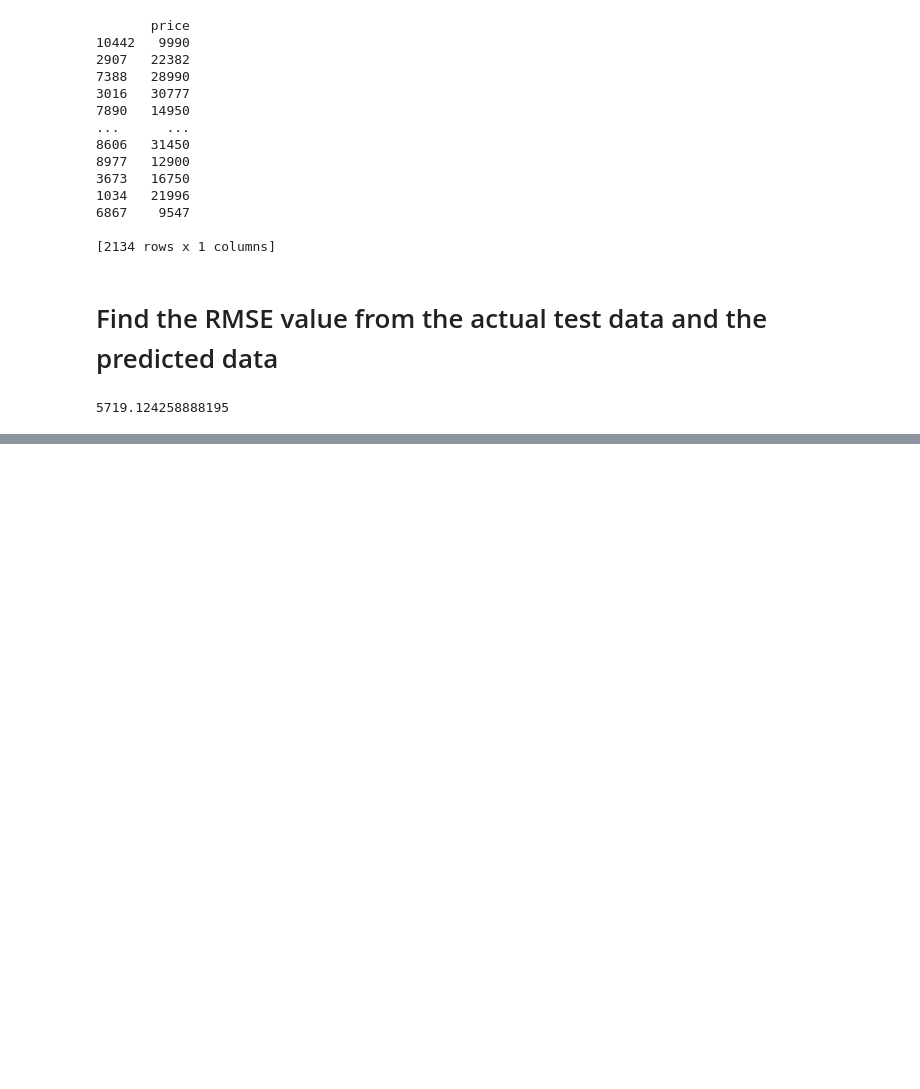
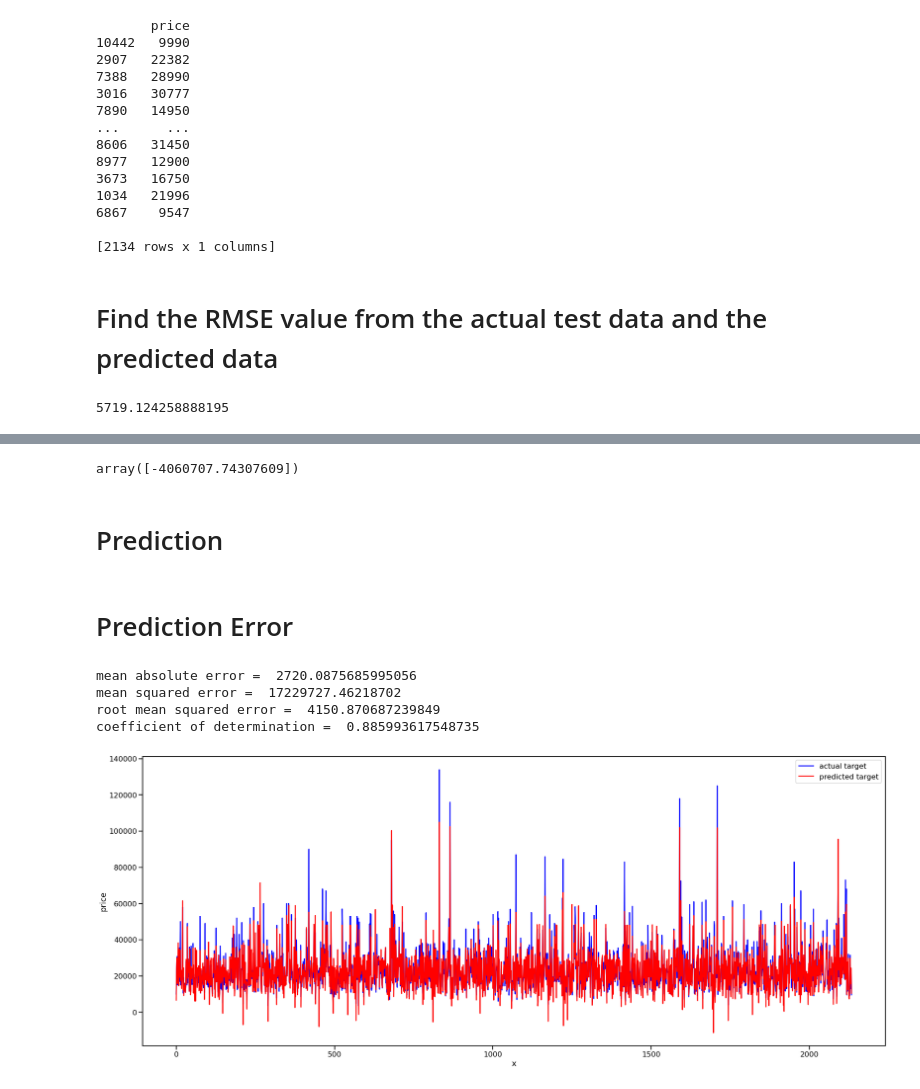
Before and after one commit to Israt055/audi_used_car_analysis-, a Jupyter notebook: audi_used_car_EDA.ipynb, the cells around one changed output, grey strips where cells are left out. Saved outputs shown, nothing was run; the diff lists cells and outputs as text; code cells hidden in the pictures; blank space fills up the shorter version.

```diff
--- a/audi_used_car_EDA.ipynb
+++ b/audi_used_car_EDA.ipynb
@@ -1171,0 +1188,8 @@ print(RMSE)
+# %%
+target = ['price']
+
+# X = df[features]
+X = df.drop('price', axis=1)
+y = df[target]
+
+print(X.shape, y.shape)
@@ -1171,0 +1198,4 @@ print(RMSE)
+# %%
+X_train, X_test, y_train, y_test = train_test_split(X, y, test_size=0.2, random_state=42)
+
+print(X_train.shape, X_test.shape, y_train.shape, y_test.shape)
@@ -1171,0 +1206,3 @@ print(RMSE)
+# %%
+model = LinearRegression()
+model = model.fit(X_train, y_train)
@@ -1171,0 +1242,43 @@ print(RMSE)
+# %%
+model.intercept_
+#y intercept
+# %% [output]
+array([-4060707.74307609])
+# %% [markdown]
+# Prediction
+# %%
+y_pred = model.predict(X_test)
+# %% [markdown]
+# Prediction Error
+# %%
+# mean absolute error
+MAE = mean_absolute_error(y_test, y_pred)
+print("mean absolute error = ", MAE)
+
+# mean squared error
+MSE = mean_squared_error(y_test, y_pred)
+print("mean squared error = ", MSE)
+
+# root mean squared error
+RMSE = mean_squared_error(y_test, y_pred, squared=False)
+print("root mean squared error = ", RMSE)
+
+# coefficient of determination
+r_squared = r2_score(y_test, y_pred)
+print("coefficient of determination = ", r_squared)
+# %% [output]
+mean absolute error =  2720.0875685995056
+mean squared error =  17229727.46218702
+root mean squared error =  4150.870687239849
+coefficient of determination =  0.885993617548735
+# %%
+y_test['pred'] = y_pred
+y_test['x'] = np.arange(0,y_test.shape[0],1).tolist()
+#shape[0],1 , 0=row and incremented by 1
+plt.figure(figsize=(30,12))
+
+sns.lineplot(x='x', y='price', data=y_test, label='actual target', color = "blue")
+sns.lineplot(x='x', y='pred', data=y_test, label='predicted target', color = "red")
+plt.show()
+# %% [output]
+[figure, added]
```
Also changed, not shown: parts of 13 cells of this notebook.
